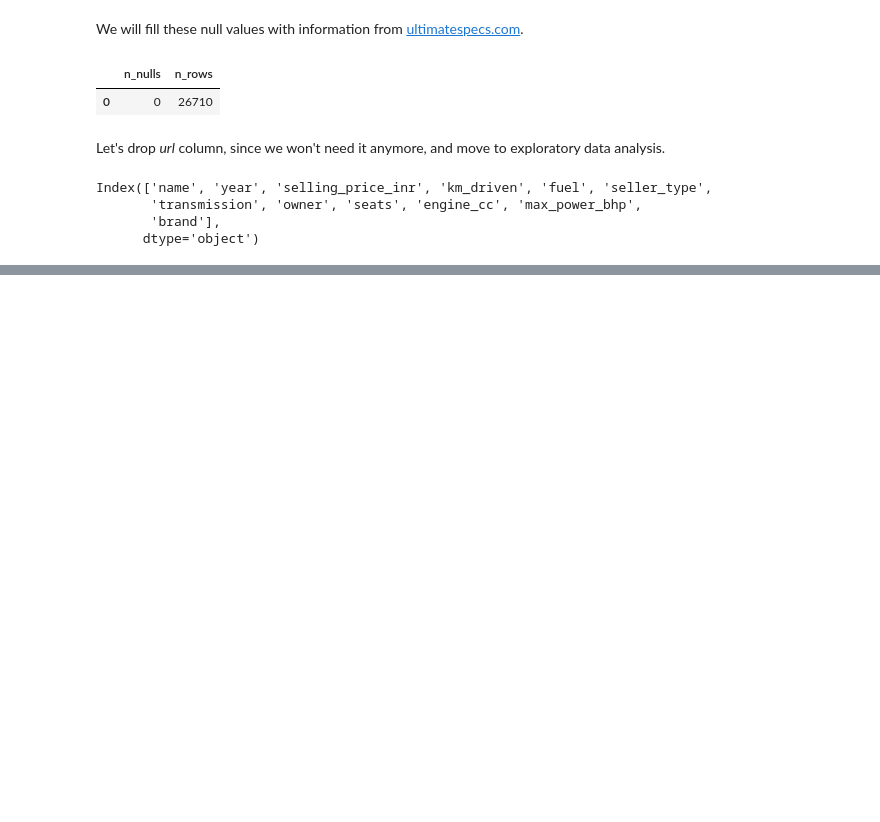
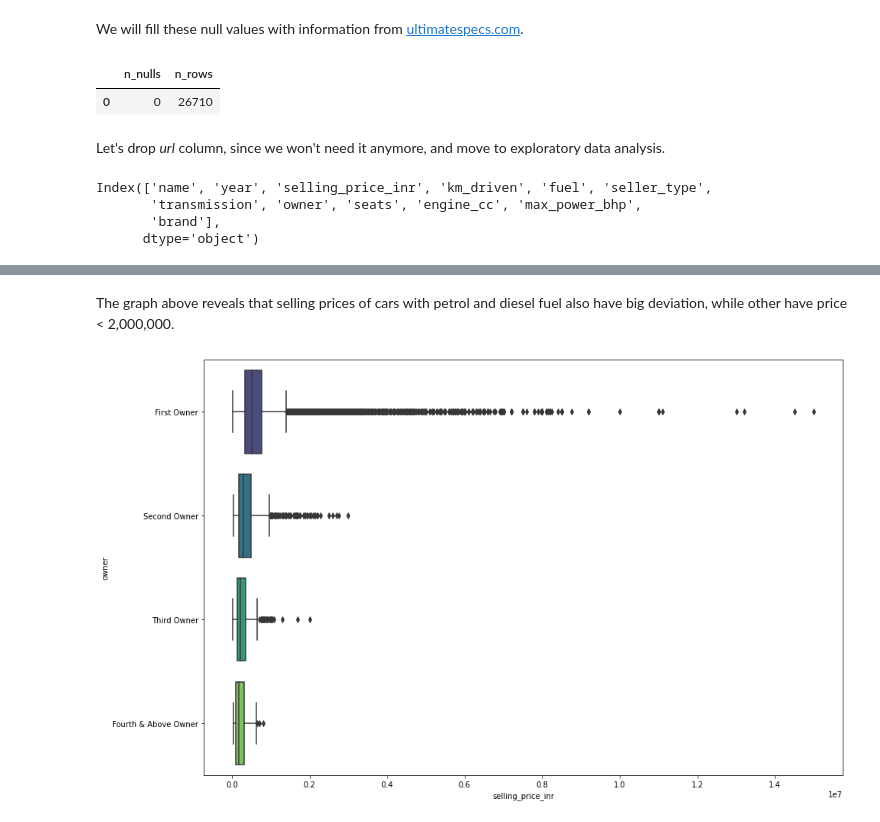
Before and after one commit to ZaikaBohdan/ds_car_price_proj, a Jupyter notebook: car_price_pred.ipynb, the cells around one changed output, grey strips where cells are left out. Cells and saved outputs as stored; diff of their text form; code cells hidden in the pictures; blank space fills up the shorter version.

```diff
--- a/car_price_pred.ipynb
+++ b/car_price_pred.ipynb
@@ -1489,0 +1526,13 @@ Name: selling_price_inr, dtype: float64
+# %% [markdown]
+The graph above reveals that selling prices of cars with petrol and diesel fuel also have big deviation, while other have price < 2,000,000.
+# %%
+fig, boxplot = plt.subplots(figsize = (15,10))
+boxplot = sns.boxplot(
+    data=raw_data,
+    x='selling_price_inr',
+    y='owner',
+    orient='h',
+    palette="viridis"
+)
+# %% [output]
+[figure, added]
```
Also changed, not shown: parts of 46 cells of this notebook.
